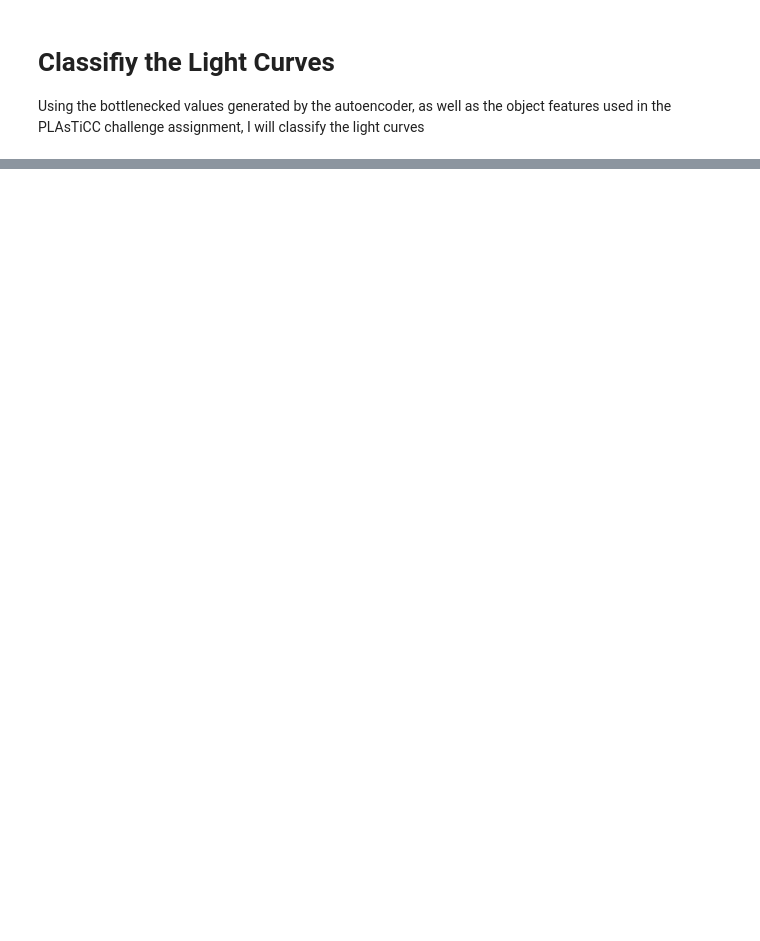
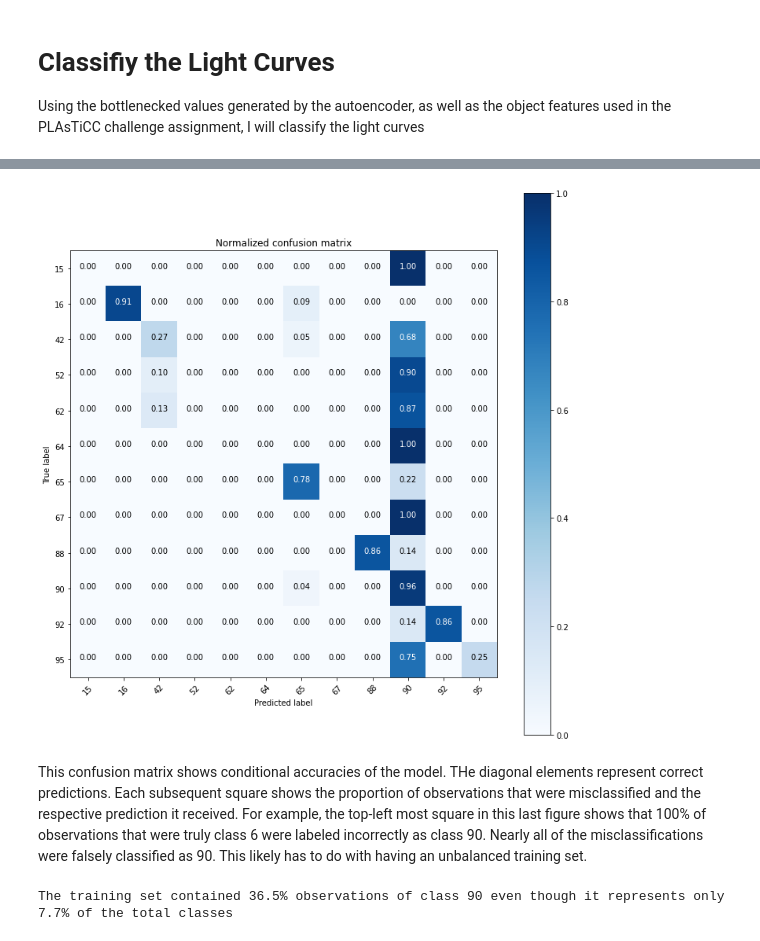
Before and after one commit to DesiPilla/MLTSA_DPilla, a Jupyter notebook: HW9/HW9.ipynb, the cells around one changed output, grey strips where cells are left out. Saved outputs shown, nothing was run; the diff lists cells and outputs as text; code cells hidden in the pictures; blank space fills up the shorter version.

```diff
--- a/HW9/HW9.ipynb
+++ b/HW9/HW9.ipynb
@@ -294,0 +364,3 @@ for i in range(len(X_test)):
+# %%
+enc_features = pd.DataFrame(enc_preds, columns=['enc{0}'.format(i) for i in range(enc_preds.shape[1])])
+enc_features.head()
@@ -309,4 +400,0 @@ allfeatures.head()
-# %%
-allfeatures = allfeatures.replace([np.inf, -np.inf], np.nan).dropna(axis=1).iloc[:, 1:]
-X = allfeatures.iloc[:,:-1].values
-y = allfeatures.iloc[:,-1].values
@@ -324,0 +401,12 @@ X_trainnormal, X_testnormal, y_trainnormal, y_testnormal = train_test_split(Xnor
+# %%
+metadata = pd.read_csv('training_set_metadata.csv', index_col=0)[:len(enc_preds)]
+
+Xddf = X[metadata.ddf == 1]
+yddf = y[metadata.ddf == 1]
+
+X_trainddf, X_testddf, y_trainddf, y_testddf = train_test_split(Xddf, yddf, random_state=667)
+clfddf = RandomForestClassifier(n_estimators=100, criterion='gini', max_depth=5, random_state=123).fit(X_trainddf, y_trainddf)
+ddf_score_rf = clfddf.score(X_testddf, y_testddf)
+
+print('\033[1mRandom Forest Classification Scores (for DDF):\033[0m')
+print('Homework 6 (no encoded features): 0.6654\nWith encoded features:            {0:.4f}'.format(ddf_score_rf))
@@ -324,0 +419,51 @@ X_trainnormal, X_testnormal, y_trainnormal, y_testnormal = train_test_split(Xnor
+# %%
+def plot_confusion_matrix(cm, classes,
+                          normalize=False,
+                          title='Confusion matrix',
+                          cmap=plt.cm.Blues):
+    """
+    This function prints and plots the confusion matrix.
+    Normalization can be applied by setting `normalize=True`.
+    """
+    if normalize:
+        cm = cm.astype('float') / cm.sum(axis=1)[:, np.newaxis]
+
+    thresh = cm.max() / 2.
+    for i, j in itertools.product(range(cm.shape[0]), range(cm.shape[1])):
+        plt.text(j, i, "%.2f"%cm[i, j],
+                 horizontalalignment="center",
+                 color="white" if cm[i, j] > thresh else "black")
+
+    plt.imshow(cm, interpolation='nearest', cmap=cmap)
+    plt.title(title)
+    plt.colorbar()
+    tick_marks = np.arange(len(classes))
+    plt.xticks(tick_marks, classes, rotation=45)
+    plt.yticks(tick_marks, classes)
+
+
+    plt.tight_layout()
+    plt.ylabel('True label')
+    plt.xlabel('Predicted label')
+
+# Compute confusion matrix
+cnf_matrix = confusion_matrix(y_testddf, clfddf.predict(X_testddf))
+np.set_printoptions(precision=2)
+
+# Plot normalized confusion matrix
+plt.figure(figsize=(10,10))
+np.set_printoptions(precision=2)
+plot_confusion_matrix(cnf_matrix, classes=["%d"%i for i in np.unique(y_testddf)], normalize=True,
+                      title='Normalized confusion matrix')
+
+plt.show()
+# %% [output]
+[figure, added]
+# %% [markdown]
+This confusion matrix shows conditional accuracies of the model. THe diagonal elements represent correct predictions. Each subsequent square shows the proportion of observations that were misclassified and the respective prediction it received. For example, the top-left most square in this last figure shows that 100% of observations that were truly class 6 were labeled incorrectly as class 90. Nearly all of the misclassifications were falsely classified as 90. This likely has to do with having an unbalanced training set.
+# %%
+percent_90 = (y_trainddf == 90).mean()
+print('The training set contained {0:.1%} observations of class 90'.format(percent_90), end=" ")
+print('even though it represents only {0:.1%} of the total classes'.format(1/len(np.unique(y_trainddf))))
+# %% [output]
+The training set contained 36.5% observations of class 90 even though it represents only 7.7% of the total classes
```
Also changed, not shown: parts of 38 cells of this notebook.
